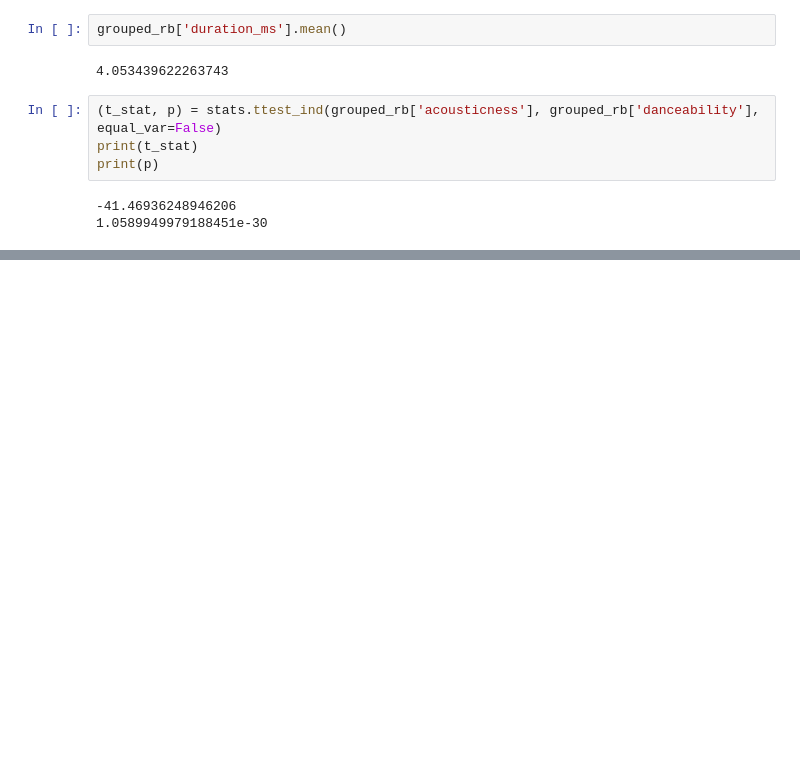
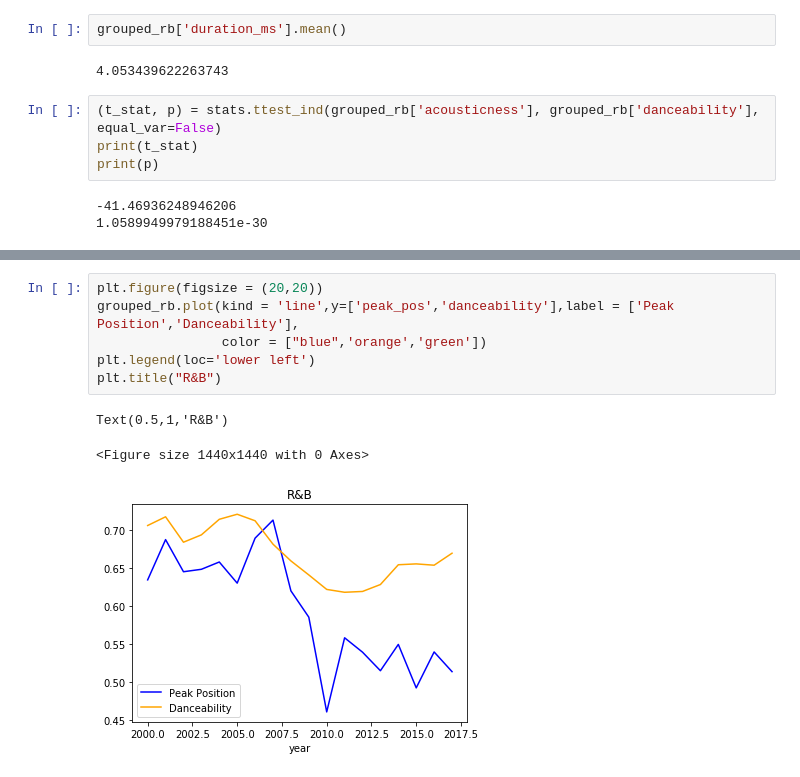
Before and after one commit to c-l-nguyen/hayleys-cosmic-songs, a Jupyter notebook: code/Spotify_Decade.ipynb, the cells around one changed output, grey strips where cells are left out. Drawn from its saved outputs; the diff is of its cells as text; blank space fills up the shorter version.

```diff
--- a/code/Spotify_Decade.ipynb
+++ b/code/Spotify_Decade.ipynb
@@ -325,0 +325,10 @@ plt.savefig("song_dur.png")
+# %%
+plt.figure(figsize = (20,20))
+grouped_rb.plot(kind = 'line',y=['peak_pos','danceability'],label = ['Peak Position','Danceability'],
+                color = ["blue",'orange','green'])
+plt.legend(loc='lower left')
+plt.title("R&B")
+# %% [output]
+Text(0.5,1,'R&B')
+<Figure size 1440x1440 with 0 Axes>
+[figure, added]
```
Also changed, not shown: parts of 9 cells of this notebook, 28 other files.
